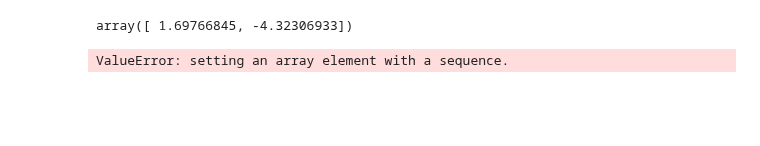
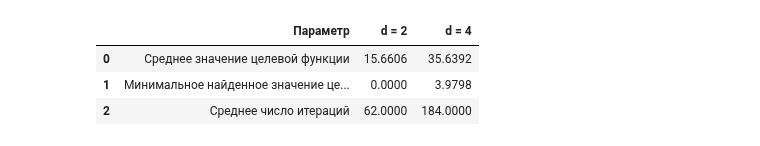
Before and after one commit to IvanAniskavets/Python_2.0, a Jupyter notebook: Math_for_DS_18/HW_6.ipynb, the cells around one changed output. Cells and saved outputs as stored; diff of their text form; code cells hidden in the pictures; blank space fills up the shorter version.

```diff
--- a/Math_for_DS_18/HW_6.ipynb
+++ b/Math_for_DS_18/HW_6.ipynb
@@ -237,4 +35,2 @@ plt.show()
 # %%
 from scipy.optimize import minimize
-# %%
-x0 = np.random.uniform(low=-5, high=5, size=(1,))
@@ -302,8 +36,0 @@ x0 = np.random.uniform(low=-5, high=5, size=(2,))
-# %%
-x0
-# %% [output]
-array([ 1.69766845, -4.32306933])
-# %%
-res = minimize(rastrigin, x0, method='nelder-mead', options={'xtol':1e-8, 'disp': True})
-# %% [output]
-ValueError: setting an array element with a sequence.
@@ -314,0 +37,31 @@ for kk in range(100):
+# %%
+itList_2 = [];
+resList_2 = [];
+
+for kk in range(100):
+    x0 = np.random.uniform(low=-5, high=5, size=(2,))
+    res = minimize(rastrigin, x0, method='nelder-mead', options={'xtol':1e-8, 'disp': False})
+    itList_2.append(res.nit)
+    resList_2.append(rastrigin(res.x))
+
+itList_4 = [];
+resList_4 = [];
+
+for kk in range(100):
+    x0 = np.random.uniform(low=-5, high=5, size=(4,))
+    res = minimize(rastrigin, x0, method='nelder-mead', options={'xtol':1e-8, 'disp': False})
+    itList_4.append(res.nit)
+    resList_4.append(rastrigin(res.x))
+# %%
+summary_table = pd.DataFrame({'Параметр': ['Среднее значение целевой функции',
+                                'Минимальное найденное значение целевой функции',
+                                'Среднее число итераций'],
+                   'd = 2': [round(np.mean(resList_2), 4), round(np.min(resList_2), 4), int(np.mean(itList_2))],
+                   'd = 4': [round(np.mean(resList_4), 4),round(np.min(resList_4), 4), int(np.mean(itList_4))]})
+
+summary_table
+# %% [output]
+|  | Параметр | d = 2 | d = 4 |
+| 0 | Среднее значение целевой функции | 15.6606 | 35.6392 |
+| 1 | Минимальное найденное значение це... | 0.0000 | 3.9798 |
+| 2 | Среднее число итераций | 62.0000 | 184.0000 |
```
Also changed, not shown: parts of 49 cells of this notebook.
